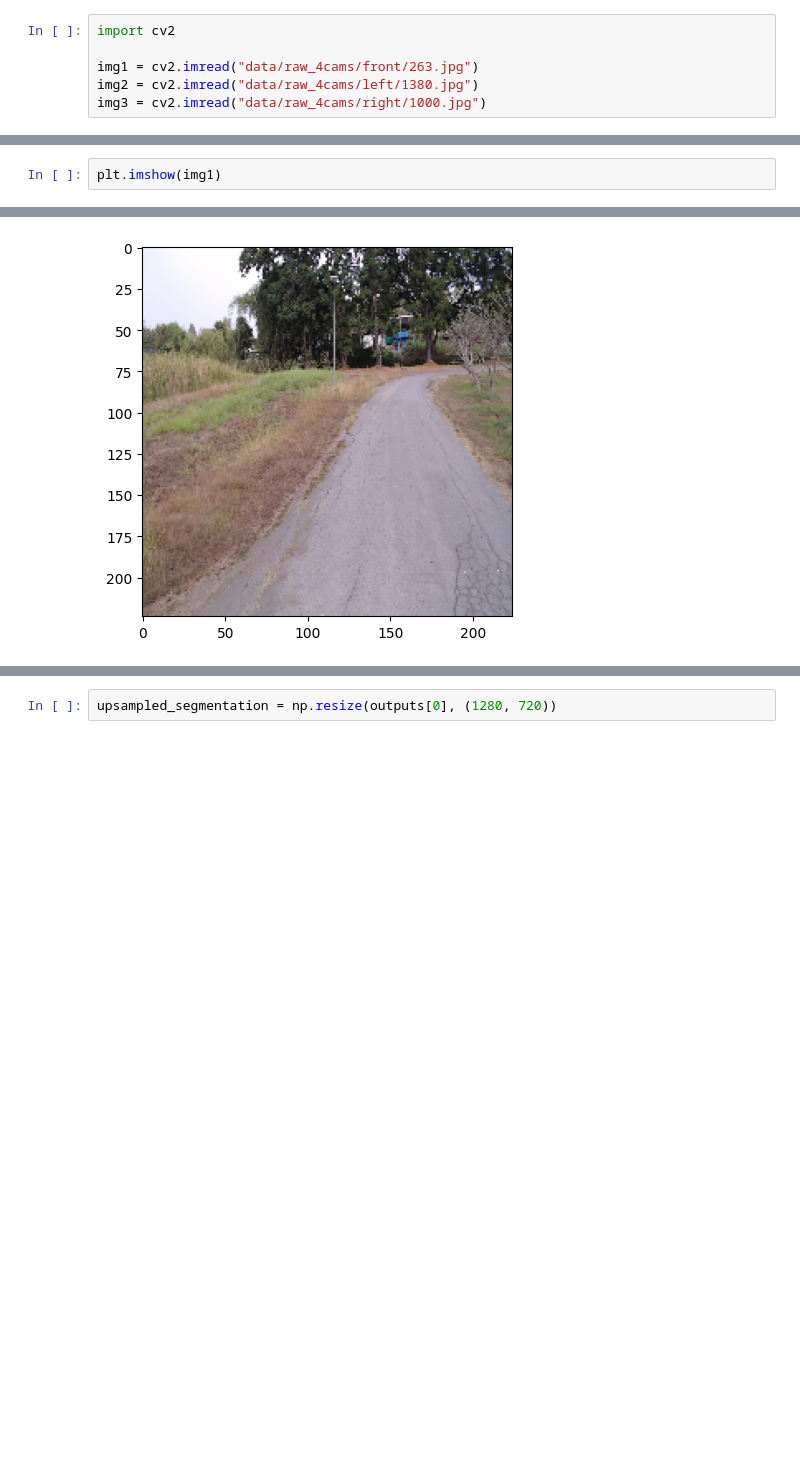
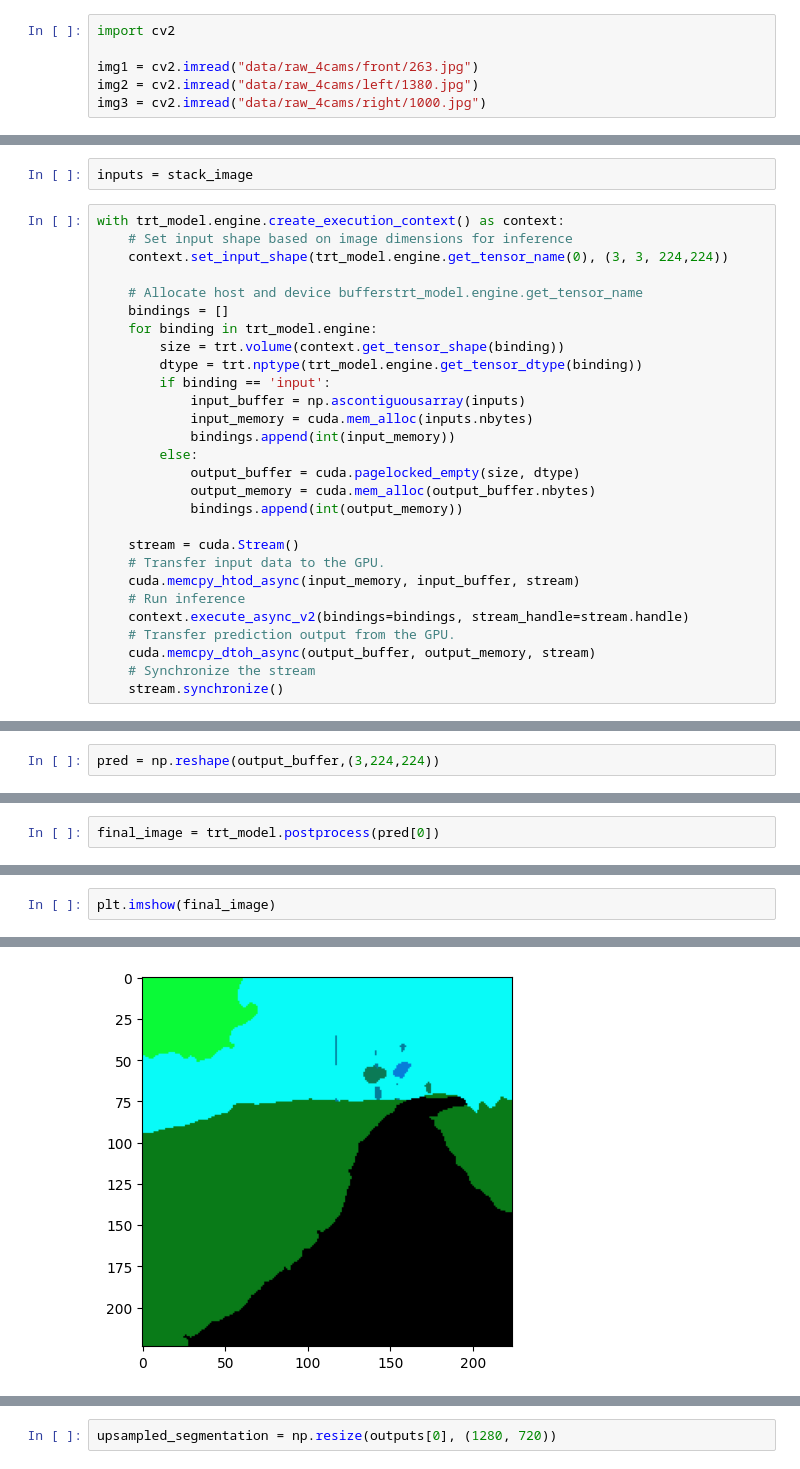
Before and after one commit to PoohNB/self-driving-sb3, a Jupyter notebook: test_model.ipynb, the cells around one changed output, grey strips where cells are left out. Drawn from its saved outputs; the diff is of its cells as text; blank space fills up the shorter version.

```diff
--- a/test_model.ipynb
+++ b/test_model.ipynb
@@ -468 +718,31 @@ torch.Size([3, 720, 1280, 3])
+# %%
+inputs = stack_image
+# %%
+with trt_model.engine.create_execution_context() as context:
+    # Set input shape based on image dimensions for inference
+    context.set_input_shape(trt_model.engine.get_tensor_name(0), (3, 3, 224,224))
+
+    # Allocate host and device bufferstrt_model.engine.get_tensor_name
+    bindings = []
+    for binding in trt_model.engine:
+        size = trt.volume(context.get_tensor_shape(binding))
+        dtype = trt.nptype(trt_model.engine.get_tensor_dtype(binding))
+        if binding == 'input':
+            input_buffer = np.ascontiguousarray(inputs)
+            input_memory = cuda.mem_alloc(inputs.nbytes)
+            bindings.append(int(input_memory))
+        else:
+            output_buffer = cuda.pagelocked_empty(size, dtype)
+            output_memory = cuda.mem_alloc(output_buffer.nbytes)
+            bindings.append(int(output_memory))
+
+    stream = cuda.Stream()
+    # Transfer input data to the GPU.
+    cuda.memcpy_htod_async(input_memory, input_buffer, stream)
+    # Run inference
+    context.execute_async_v2(bindings=bindings, stream_handle=stream.handle)
+    # Transfer prediction output from the GPU.
+    cuda.memcpy_dtoh_async(output_buffer, output_memory, stream)
+    # Synchronize the stream
+    stream.synchronize()
 # %%
@@ -493,0 +752,2 @@ plt.imshow(outputs[0][0][0])
+# %%
+pred = np.reshape(output_buffer,(3,224,224))
@@ -493,0 +758,2 @@ plt.imshow(outputs[0][0][0])
+# %%
+final_image = trt_model.postprocess(pred[0])
@@ -494,5 +762,5 @@ plt.imshow(outputs[0][0][0])
 # %%
-plt.imshow(img1)
+plt.imshow(final_image)
 # %% [output]
 <matplotlib.image.AxesImage at 0x...>
-[figure, old version]
+[figure, new version]
```
Also changed, not shown: parts of 51 cells of this notebook, 6 other files.
